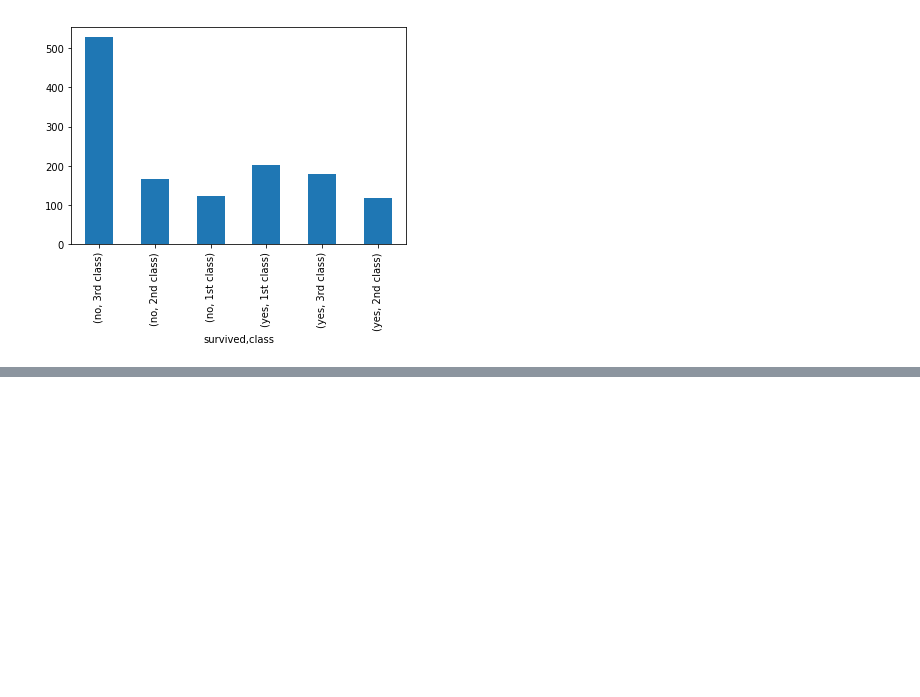
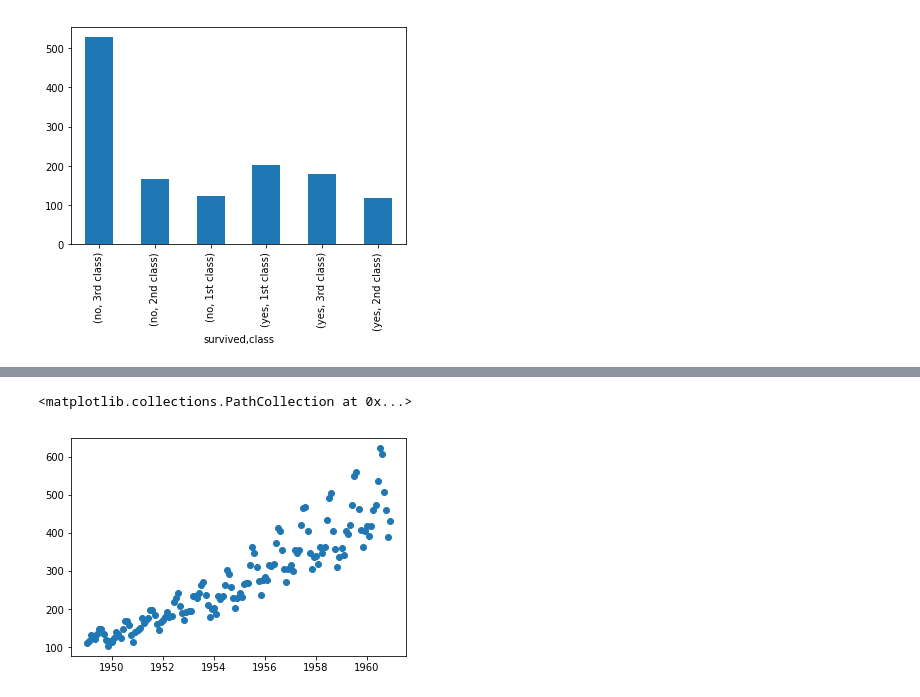
Before and after one commit to lucascarrafa/python_datascience, a Jupyter notebook: pandas_pt3.ipynb, the cells around one changed output, grey strips where cells are left out. Saved outputs shown, nothing was run; the diff lists cells and outputs as text; code cells hidden in the pictures; blank space fills up the shorter version.

```diff
--- a/pandas_pt3.ipynb
+++ b/pandas_pt3.ipynb
@@ -472,0 +491,5 @@ titanic.groupby('survived')['class'].value_counts().plot(kind='bar')
+# %%
+plt.scatter(df['time'],df['AirPassengers'])
+# %% [output]
+<matplotlib.collections.PathCollection at 0x...>
+[figure, added]
```
Also changed, not shown: parts of 16 cells of this notebook, 1 other file.
